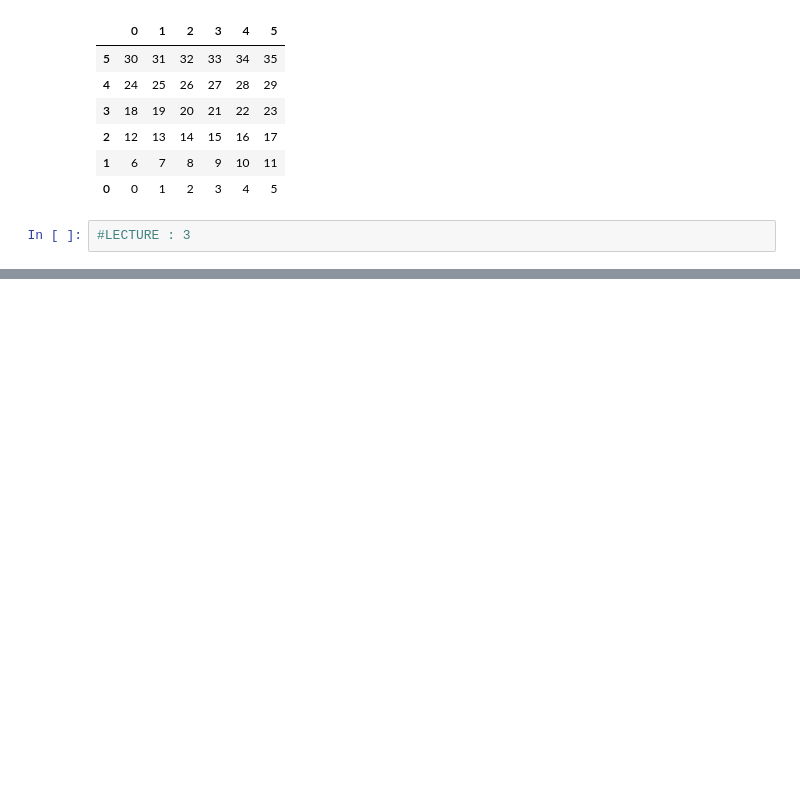
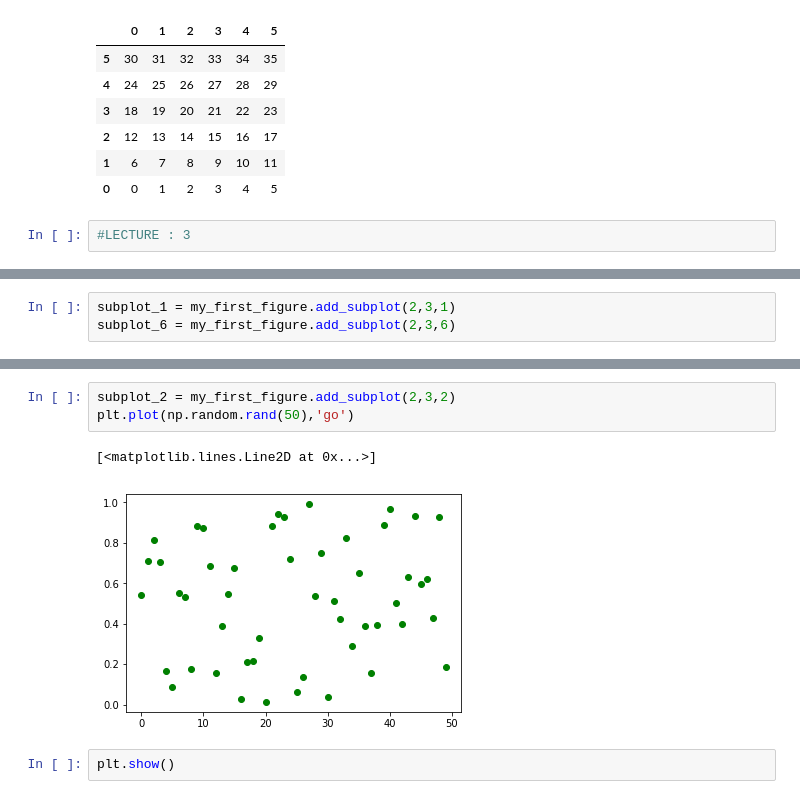
Before and after one commit to samy280497/datawrangling, a Jupyter notebook: Python data wrangling complete notebook.ipynb, the cells around one changed output, grey strips where cells are left out. Saved outputs shown, nothing was run; the diff lists cells and outputs as text; blank space fills up the shorter version.

```diff
--- a/Python data wrangling complete notebook.ipynb
+++ b/Python data wrangling complete notebook.ipynb
@@ -334,0 +346,3 @@ DF_sorted
+# %%
+subplot_1 = my_first_figure.add_subplot(2,3,1)
+subplot_6 = my_first_figure.add_subplot(2,3,6)
@@ -334,0 +354,8 @@ DF_sorted
+# %%
+subplot_2 = my_first_figure.add_subplot(2,3,2)
+plt.plot(np.random.rand(50),'go')
+# %% [output]
+[<matplotlib.lines.Line2D at 0x...>]
+[figure, added]
+# %%
+plt.show()
```
Also changed, not shown: parts of 9 cells of this notebook.
